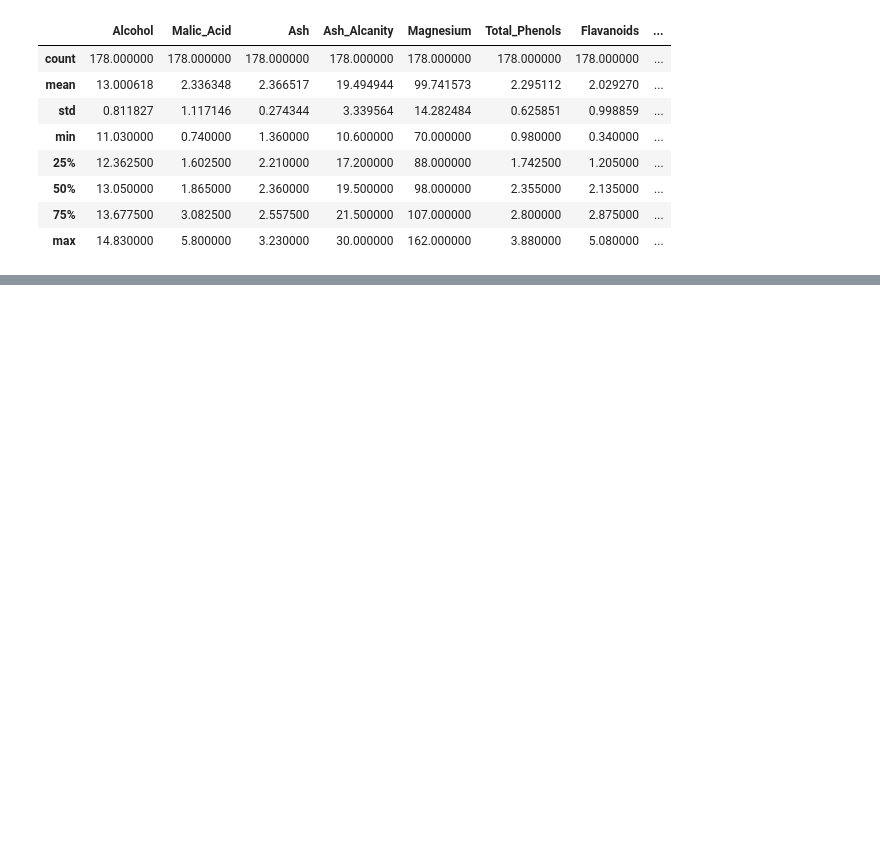
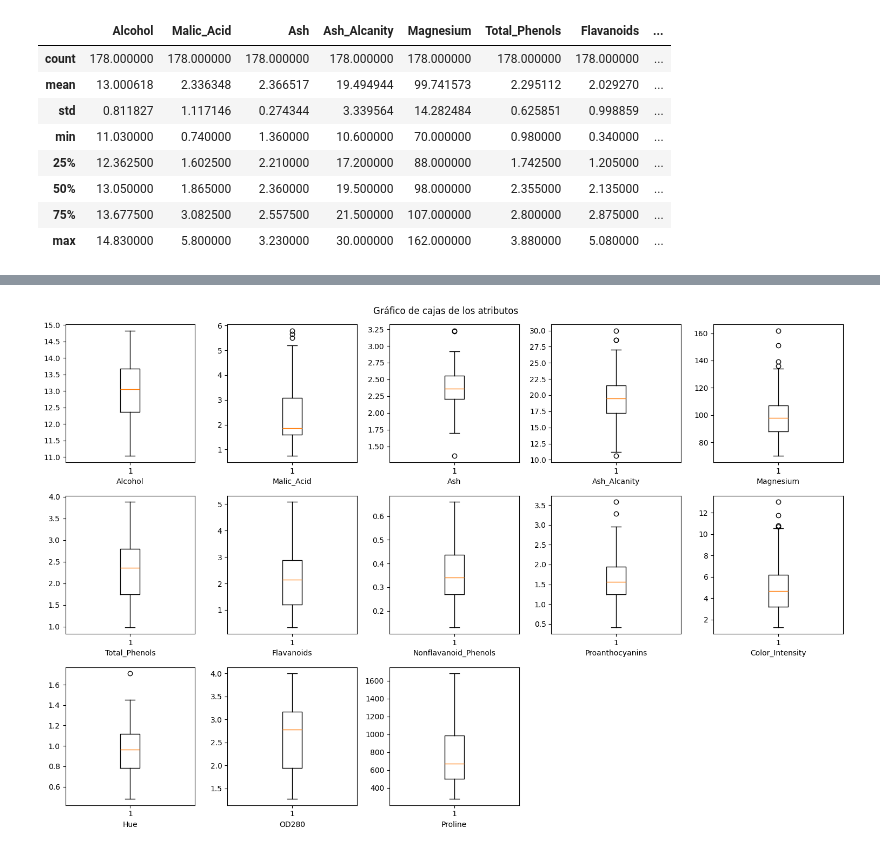
Before and after one commit to AlexCanchari/ML_Wines, a Jupyter notebook: notebooks/01_data_upload.ipynb, the cells around one changed output, grey strips where cells are left out. Saved outputs shown, nothing was run; the diff lists cells and outputs as text; code cells hidden in the pictures; blank space fills up the shorter version.

```diff
--- a/notebooks/01_data_upload.ipynb
+++ b/notebooks/01_data_upload.ipynb
@@ -64,0 +96,34 @@ sn.histplot(data=df,x='Proline')
+# %%
+fig, axes = plt.subplots(3,5,figsize=(15, 10))
+fig.delaxes(axes[2,3])
+fig.delaxes(axes[2,4])
+fig.suptitle('Gráfico de cajas de los atributos')
+axes[0,0].boxplot(df[df.columns[0]])
+axes[0,0].set_xlabel(df.columns[0])
+axes[0,1].boxplot(df[df.columns[1]])
+axes[0,1].set_xlabel(df.columns[1])
+axes[0,2].boxplot(df[df.columns[2]])
+axes[0,2].set_xlabel(df.columns[2])
+axes[0,3].boxplot(df[df.columns[3]])
+axes[0,3].set_xlabel(df.columns[3])
+axes[0,4].boxplot(df[df.columns[4]])
+axes[0,4].set_xlabel(df.columns[4])
+axes[1,0].boxplot(df[df.columns[5]])
+axes[1,0].set_xlabel(df.columns[5])
+axes[1,1].boxplot(df[df.columns[6]])
+axes[1,1].set_xlabel(df.columns[6])
+axes[1,2].boxplot(df[df.columns[7]])
+axes[1,2].set_xlabel(df.columns[7])
+axes[1,3].boxplot(df[df.columns[8]])
+axes[1,3].set_xlabel(df.columns[8])
+axes[1,4].boxplot(df[df.columns[9]])
+axes[1,4].set_xlabel(df.columns[9])
+axes[2,0].boxplot(df[df.columns[10]])
+axes[2,0].set_xlabel(df.columns[10])
+axes[2,1].boxplot(df[df.columns[11]])
+axes[2,1].set_xlabel(df.columns[11])
+axes[2,2].boxplot(df[df.columns[12]])
+axes[2,2].set_xlabel(df.columns[12])
+plt.tight_layout()
+# %% [output]
+[figure, added]
```
Also changed, not shown: parts of 5 cells of this notebook.
